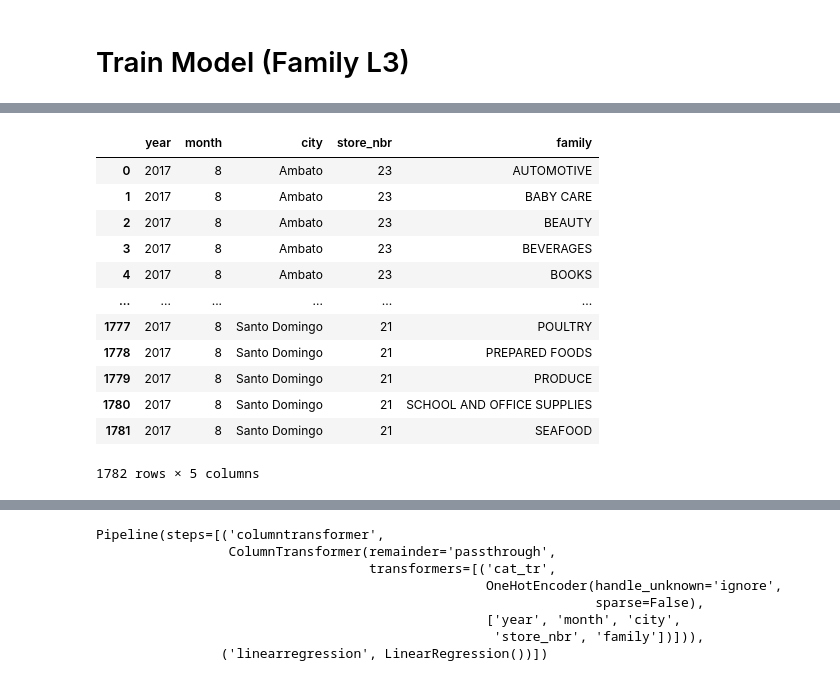
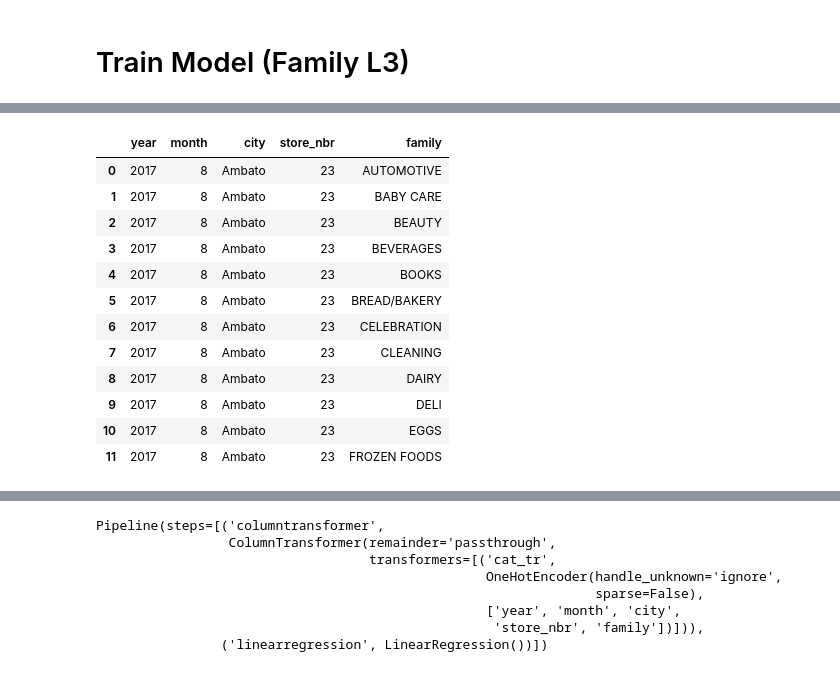
Before and after one commit to mrdaraujo/business_case_869, a Jupyter notebook: notebooks/victor_package_tests.ipynb, the cells around one changed output, grey strips where cells are left out. Saved outputs shown, nothing was run; the diff lists cells and outputs as text; code cells hidden in the pictures.

```diff
--- a/notebooks/victor_package_tests.ipynb
+++ b/notebooks/victor_package_tests.ipynb
@@ -294,16 +285,16 @@ Name: sales, Length: 99792, dtype: float64
 # %%
-X_predict
+X_predict.head(12)
 # %% [output]
 |  | year | month | city | store_nbr | family |
 | 0 | 2017 | 8 | Ambato | 23 | AUTOMOTIVE |
 | 1 | 2017 | 8 | Ambato | 23 | BABY CARE |
 | 2 | 2017 | 8 | Ambato | 23 | BEAUTY |
 | 3 | 2017 | 8 | Ambato | 23 | BEVERAGES |
 | 4 | 2017 | 8 | Ambato | 23 | BOOKS |
-| ... | ... | ... | ... | ... | ... |
-| 1777 | 2017 | 8 | Santo Domingo | 21 | POULTRY |
-| 1778 | 2017 | 8 | Santo Domingo | 21 | PREPARED FOODS |
-| 1779 | 2017 | 8 | Santo Domingo | 21 | PRODUCE |
-| 1780 | 2017 | 8 | Santo Domingo | 21 | SCHOOL AND OFFICE SUPPLIES |
-| 1781 | 2017 | 8 | Santo Domingo | 21 | SEAFOOD |
+| 5 | 2017 | 8 | Ambato | 23 | BREAD/BAKERY |
+| 6 | 2017 | 8 | Ambato | 23 | CELEBRATION |
+| 7 | 2017 | 8 | Ambato | 23 | CLEANING |
+| 8 | 2017 | 8 | Ambato | 23 | DAIRY |
+| 9 | 2017 | 8 | Ambato | 23 | DELI |
+| 10 | 2017 | 8 | Ambato | 23 | EGGS |
+| 11 | 2017 | 8 | Ambato | 23 | FROZEN FOODS |
-1782 rows × 5 columns
```
Also changed, not shown: parts of 33 cells of this notebook, 13 other files.
